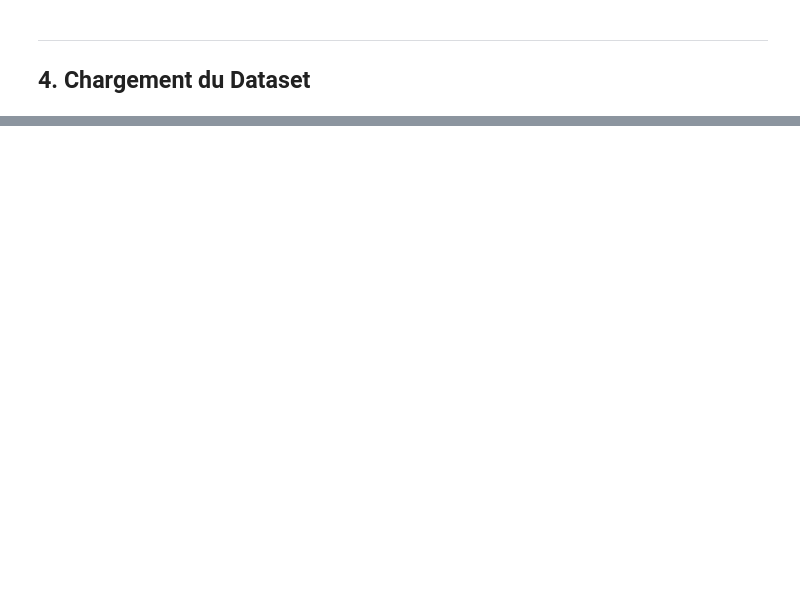
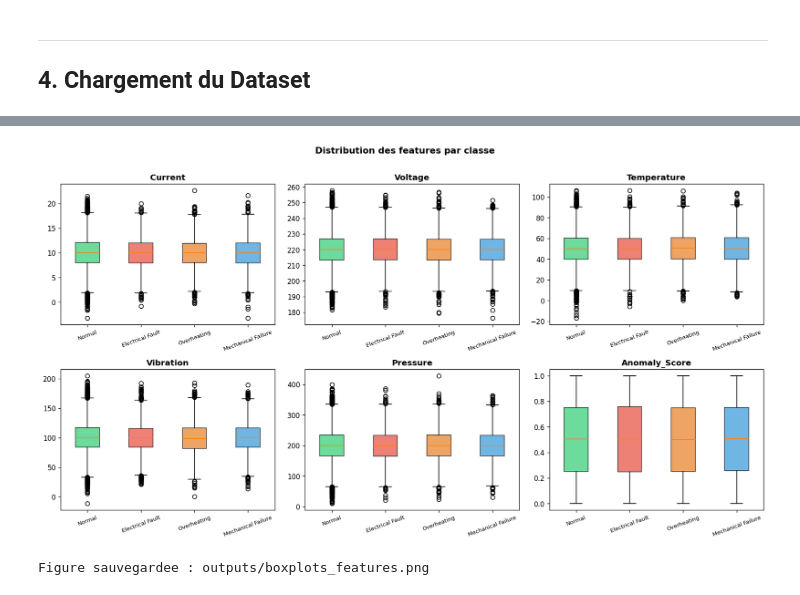
Before and after one commit to Jinzo03/MachineLearning_PFA, a Jupyter notebook: dc_motor_fault_diagnosis.ipynb, the cells around one changed output, grey strips where cells are left out. Saved outputs shown, nothing was run; the diff lists cells and outputs as text; code cells hidden in the pictures; blank space fills up the shorter version.

```diff
--- a/dc_motor_fault_diagnosis.ipynb
+++ b/dc_motor_fault_diagnosis.ipynb
@@ -748,0 +102,6 @@ Encodage LabelEncoder + Normalisation StandardScaler
+# %%
+df_raw = pd.read_csv(DATA_PATH)
+print(f"Shape brut : {df_raw.shape[0]} lignes x {df_raw.shape[1]} colonnes")
+print(f"Colonnes   : {df_raw.columns.tolist()}")
+print()
+df_raw.head(8)
@@ -748,0 +187,24 @@ Encodage LabelEncoder + Normalisation StandardScaler
+# %%
+# Distribution des features physiques par classe
+features_plot = ["Current", "Voltage", "Temperature", "Vibration", "Pressure", "Anomaly_Score"]
+
+fig, axes = plt.subplots(2, 3, figsize=(15, 8))
+axes = axes.flatten()
+
+for ax, feat in zip(axes, features_plot):
+    data_by_class = [df[df["Label"] == cls][feat].values for cls in label_counts.index]
+    bp = ax.boxplot(data_by_class, patch_artist=True, labels=label_counts.index)
+    for patch, color in zip(bp["boxes"], colors):
+        patch.set_facecolor(color)
+        patch.set_alpha(0.7)
+    ax.set_title(feat, fontweight="bold")
+    ax.tick_params(axis="x", rotation=20, labelsize=8)
+
+plt.suptitle("Distribution des features par classe", fontsize=13, fontweight="bold", y=1.01)
+plt.tight_layout()
+plt.savefig(os.path.join(OUTPUT_DIR, "boxplots_features.png"), dpi=150, bbox_inches="tight")
+plt.show()
+print(f"Figure sauvegardee : {OUTPUT_DIR}/boxplots_features.png")
+# %% [output]
+[figure, added]
+Figure sauvegardee : outputs/boxplots_features.png
```
Also changed, not shown: parts of 58 cells of this notebook, 12 other files.
